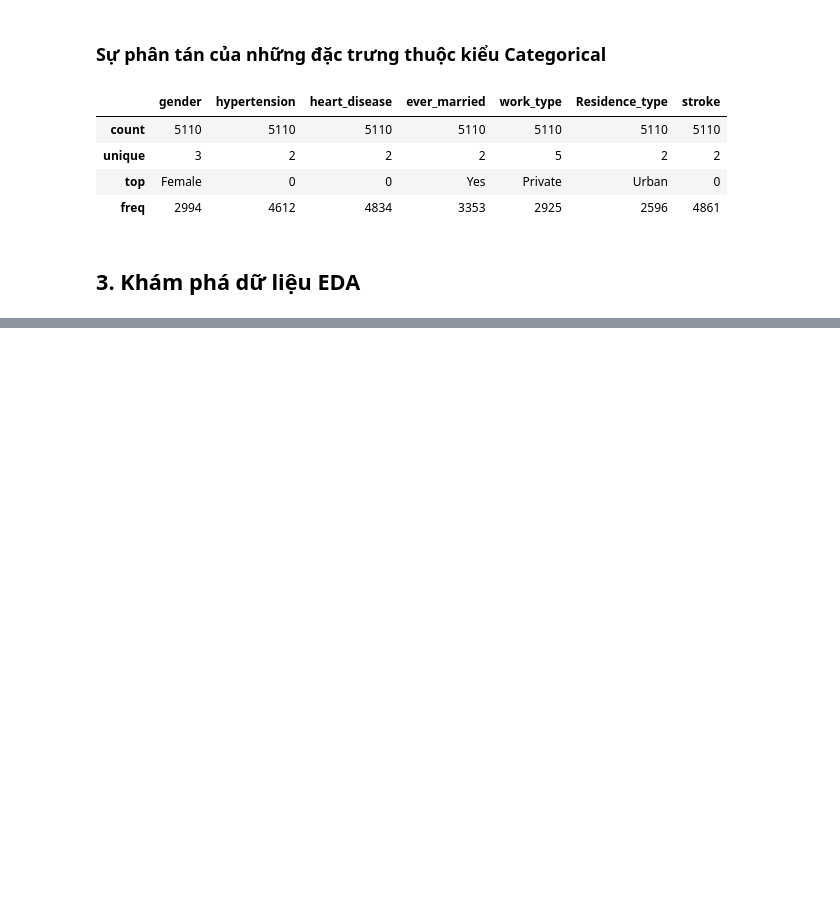
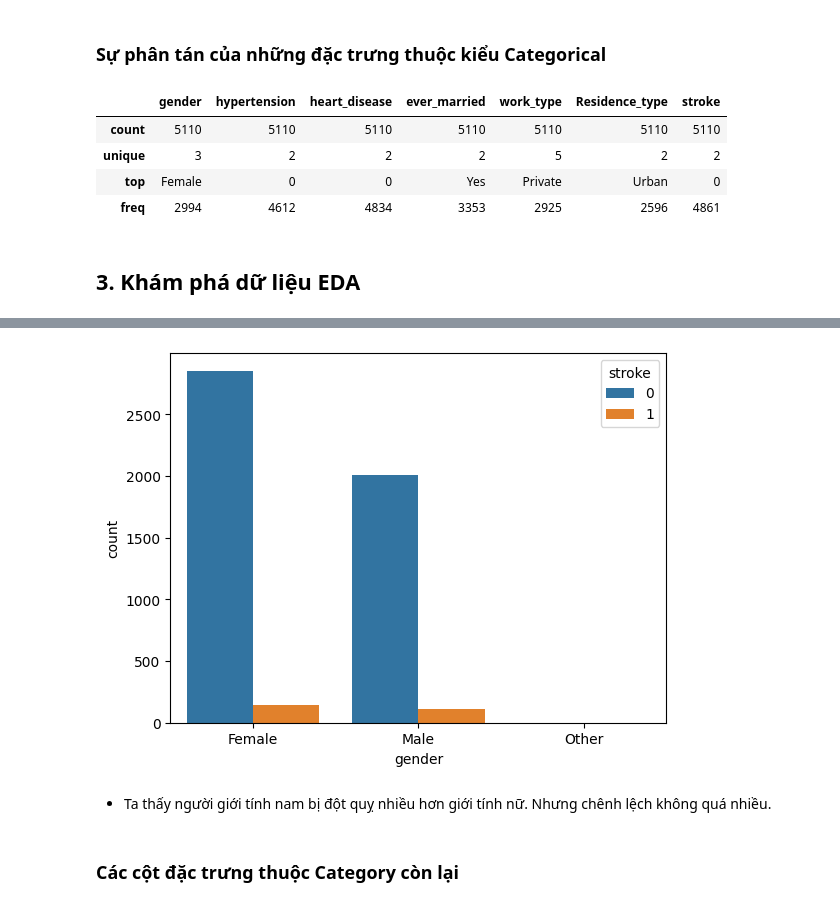
Before and after one commit to mnnam1302/Healthcare_Stroke, a Jupyter notebook: healthcare_stroke.ipynb, the cells around one changed output, grey strips where cells are left out. Drawn from its saved outputs; the diff is of its cells as text; code cells hidden in the pictures; blank space fills up the shorter version.

Commit message:
EDA category features

```diff
--- a/healthcare_stroke.ipynb
+++ b/healthcare_stroke.ipynb
@@ -138,0 +183,8 @@ patient_df.describe(include='category')
+# %%
+sns.countplot(data=patient_df, x='gender', hue='stroke');
+# %% [output]
+[figure, added]
+# %% [markdown]
+* Ta thấy người giới tính nam bị đột quỵ nhiều hơn giới tính nữ. Nhưng chênh lệch không quá nhiều.
+# %% [markdown]
+### Các cột đặc trưng thuộc Category còn lại
```
Also changed, not shown: parts of 10 cells of this notebook.
